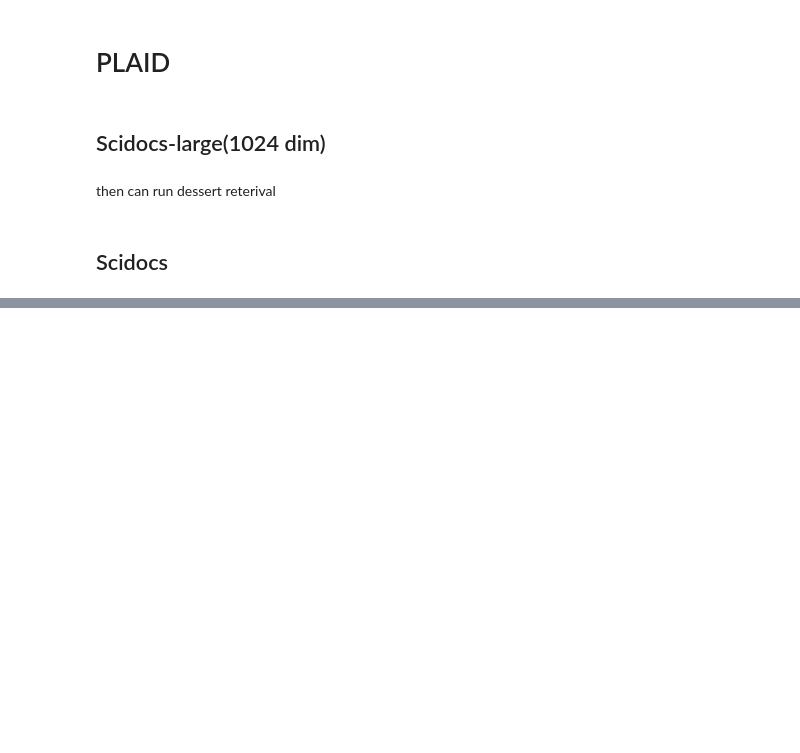
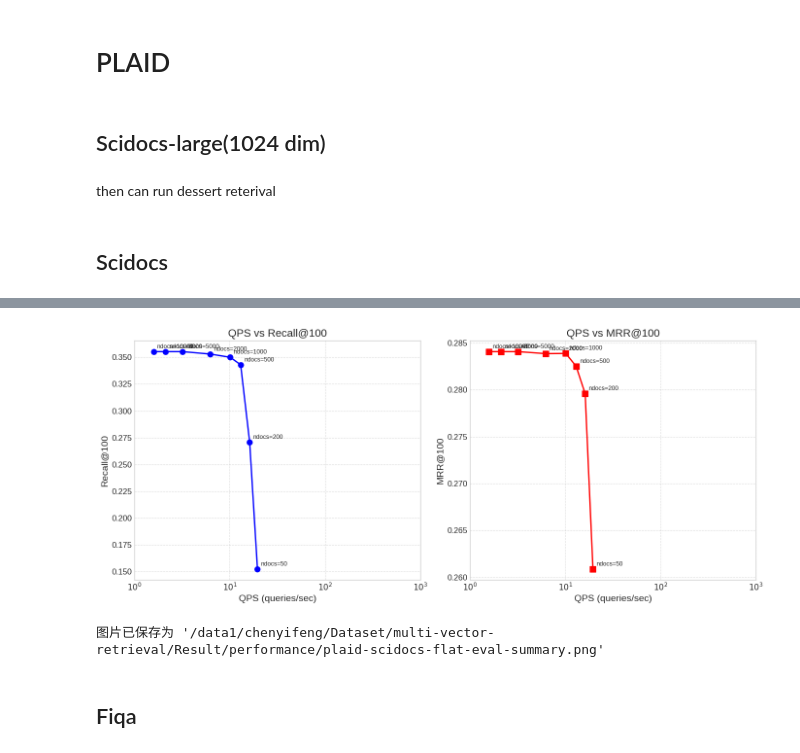
Before and after one commit to Cyfef/MultiVector-Backup, a Jupyter notebook: EXP/notebooks/PLAID.ipynb, the cells around one changed output, grey strips where cells are left out. Cells and saved outputs as stored; diff of their text form; code cells hidden in the pictures; blank space fills up the shorter version.

```diff
--- a/EXP/notebooks/PLAID.ipynb
+++ b/EXP/notebooks/PLAID.ipynb
@@ -10,18 +10,30 @@ import matplotlib.pyplot as plt
 import numpy as np
 import os
 
-def plot_qps_metrics(csv_file):
+def plot_qps_metrics(csv_file, topk=None, ndocs_list=None):
     """
-    根据给定的 CSV 文件绘制 QPS 与 Recall@100 及 MRR@100 的关系图。
+    绘制 QPS vs Recall@100 和 QPS vs MRR@100 曲线。
 
     参数:
-        csv_file (str): CSV 文件的路径，必须包含 'qps', 'recall@100', 'mrr@100' 等列。
-
-    返回:
-        None，但会在 CSV 同目录下保存 PNG 图片并显示图表。
+        csv_file (str): CSV 文件路径。
+        topk (int, optional): 只绘制指定 topk 的结果（如 100）。
+        ndocs_list (list, optional): 只绘制 retrieval_ndocs 在列表中的行。
     """
     # 读取数据
     df = pd.read_csv(csv_file)
+
+    # 过滤 topk
+    if topk is not None:
+        df = df[df['topk'] == topk]
+
+    # 过滤 ndocs
+    if ndocs_list is not None:
+        df = df[df['retrieval_ndocs'].isin(ndocs_list)]
+
+    # 如果过滤后为空，给出提示
+    if df.empty:
+        print("筛选后没有数据，请检查参数。")
+        return
 
     # 按 QPS 升序排序，使曲线连贯
     df_sorted = df.sort_values("qps")
@@ -75,6 +87,13 @@ def plot_qps_metrics(csv_file):
                      xy=(row["qps"], row["mrr@100"]),
                      xytext=(5, 5), textcoords='offset points', fontsize=9)
 
+    ax1.set_xscale('log')
+    ax2.set_xscale('log')
+    ax1.set_xticks([1, 10, 100, 1000])
+    ax1.set_xticklabels(['$10^0$', '$10^1$', '$10^2$', '$10^3$'])
+    ax2.set_xticks([1, 10, 100, 1000])
+    ax2.set_xticklabels(['$10^0$', '$10^1$', '$10^2$', '$10^3$'])
+
     plt.tight_layout()
 
     # 保存到 CSV 同目录，文件名与 CSV 相同（扩展名 .png）
@@ -163,4 +184,11 @@ bash script/flat_multivector/run_plaid_flat.sh chenyifeng scidocs
 # %%
 # plot
 
-plot_qps_metrics("/path/to/your/new_file.csv")
+plot_qps_metrics("/data1/chenyifeng/Dataset/multi-vector-retrieval/Result/performance/plaid-scidocs-flat-eval-summary.csv",
+                 topk=100,
+                 ndocs_list=[50,200,500,1000,2000,5000,8000,10000])
+# %% [output]
+[figure, added]
+图片已保存为 '/data1/chenyifeng/Dataset/multi-vector-retrieval/Result/performance/plaid-scidocs-flat-eval-summary.png'
+# %% [markdown]
+## Fiqa
```
Also changed, not shown: parts of 4 cells of this notebook, 14 other files.
